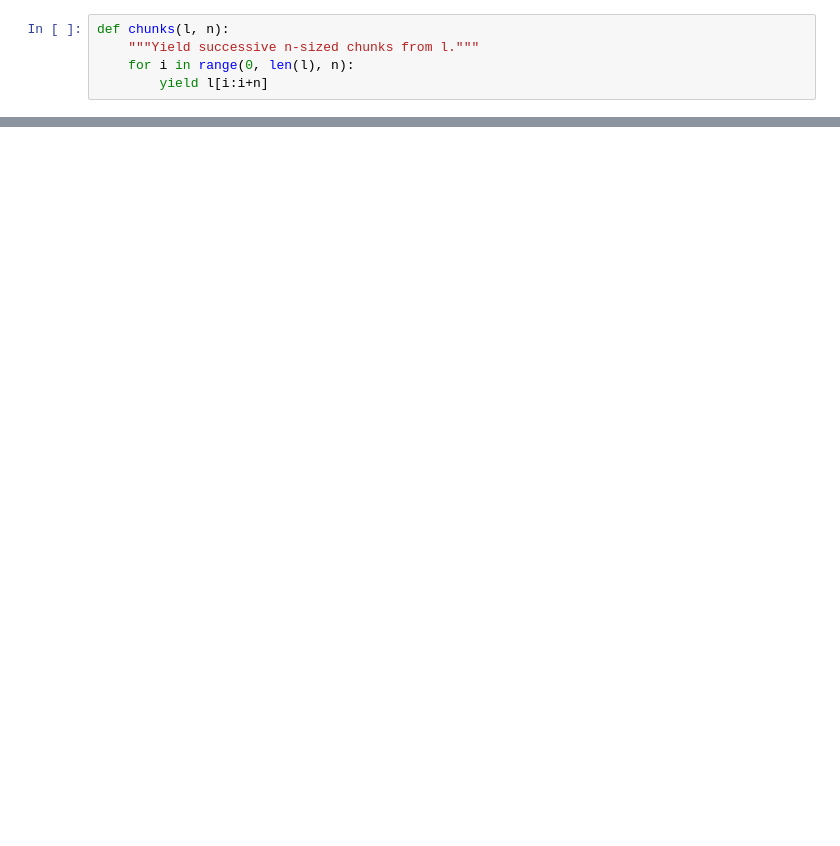
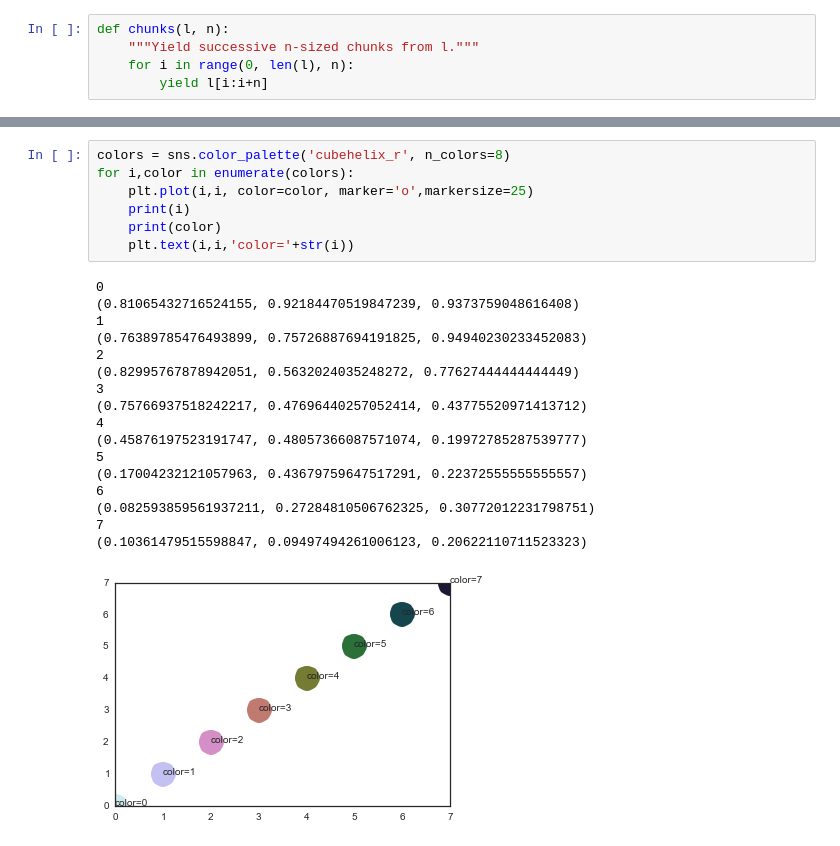
Before and after one commit to zafarali/tumorheterogeneity, a Jupyter notebook: haplotypePlot.ipynb, the cells around one changed output, grey strips where cells are left out. Drawn from its saved outputs; the diff is of its cells as text; blank space fills up the shorter version.

```diff
--- a/haplotypePlot.ipynb
+++ b/haplotypePlot.ipynb
@@ -45,6 +61,31 @@ def create_colormap(colormap_name='cubehelix_r', n_colors=8, use_range=(1,3,4,6,
             print('error')
             return color_mapping[sorted(color_mapping.keys())[-1]]
     return c_mapper
+# %%
+colors = sns.color_palette('cubehelix_r', n_colors=8)
+for i,color in enumerate(colors):
+    plt.plot(i,i, color=color, marker='o',markersize=25)
+    print(i)
+    print(color)
+    plt.text(i,i,'color='+str(i))
+# %% [output]
+0
+(0.81065432716524155, 0.92184470519847239, 0.9373759048616408)
+1
+(0.76389785476493899, 0.75726887694191825, 0.94940230233452083)
+2
+(0.82995767878942051, 0.5632024035248272, 0.77627444444444449)
+3
+(0.75766937518242217, 0.47696440257052414, 0.43775520971413712)
+4
+(0.45876197523191747, 0.48057366087571074, 0.19972785287539777)
+5
+(0.17004232121057963, 0.43679759647517291, 0.22372555555555557)
+6
+(0.082593859561937211, 0.27284810506762325, 0.30772012231798751)
+7
+(0.10361479515598847, 0.09497494261006123, 0.20622110711523323)
+[figure, added]
 # %%
 sns.set_style('white')
 fig = plt.figure(figsize=(10,8))
```
Also changed, not shown: parts of 17 cells of this notebook, 2 other files.
